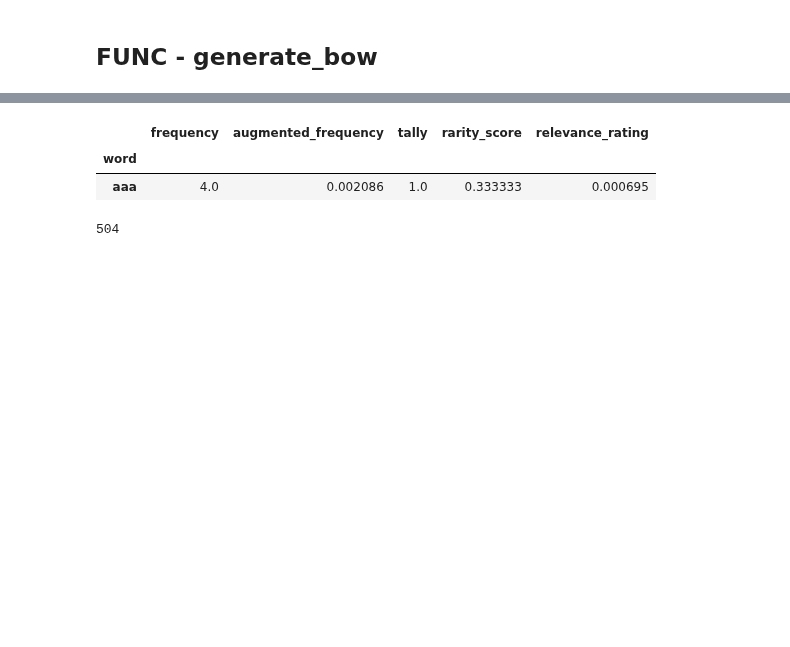
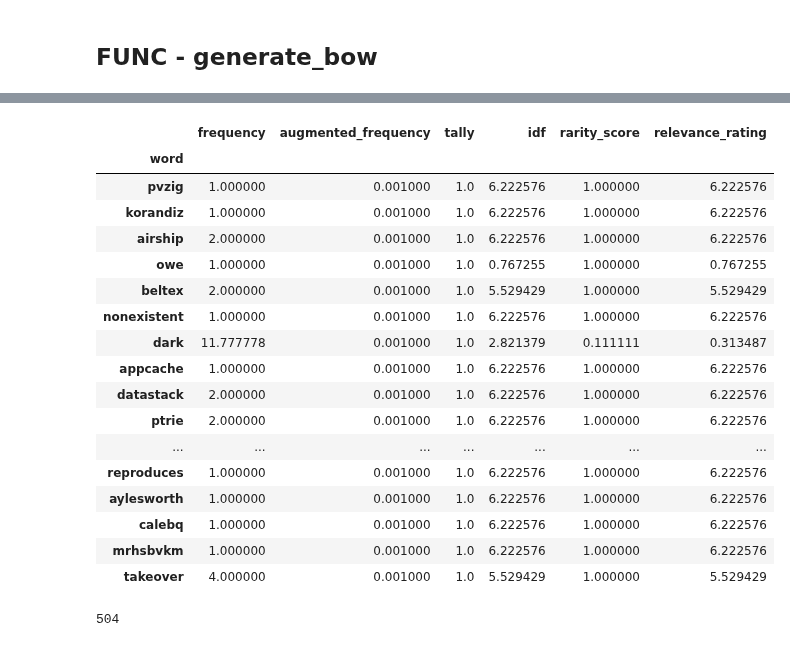
Before and after one commit to pellegrino-nlp/nlp_project, a Jupyter notebook: feature_engineering_test.ipynb, the cells around one changed output, grey strips where cells are left out. Drawn from its saved outputs; the diff is of its cells as text; code cells hidden in the pictures; blank space fills up the shorter version.

```diff
--- a/feature_engineering_test.ipynb
+++ b/feature_engineering_test.ipynb
@@ -404,0 +408,4 @@ relevance_matrix = common_bow.join(rs_df,how="right")
+# %%
+relevance_matrix = all_bow.join(rs_df,how="right")
+relevance_matrix = relevance_matrix.groupby(relevance_matrix.index).mean() #to take care of duplicates
+relevance_matrix.head()
@@ -405,7 +420,5 @@ relevance_matrix = common_bow.join(rs_df,how="right")
 # %%
-relevance_matrix = relevance_matrix.groupby(relevance_matrix.index).mean()
+relevance_matrix["relevance_rating"] = relevance_matrix.rarity_score * relevance_matrix.idf
-# %%
-relevance_matrix["relevance_rating"] = relevance_matrix.augmented_frequency * relevance_matrix.rarity_score
 # %%
 relevance_matrix.relevance_rating[relevance_matrix.index=="object"]
 # %% [output]
@@ -414,9 +427,3 @@ object    0.003758
 Name: relevance_rating, dtype: float64
 # %%
-relevance_matrix.loc[relevance_matrix.augmented_frequency<.002,"relevance_rating"] = 0
+# relevance_matrix.loc[relevance_matrix.augmented_frequency<.01,"relevance_rating"] = 0
-# %%
-relevance_matrix.head(1)
-# %% [output]
-|  | frequency | augmented_frequency | tally | rarity_score | relevance_rating |
-| word |  |  |  |  |  |
-| aaa | 4.0 | 0.002086 | 1.0 | 0.333333 | 0.000695 |
@@ -423,3 +434,24 @@ relevance_matrix.head(1)
+# %%
+relevance_matrix.sample(20)
+# %% [output]
+|  | frequency | augmented_frequency | tally | idf | rarity_score | relevance_rating |
+| word |  |  |  |  |  |  |
+| pvzig | 1.000000 | 0.001000 | 1.0 | 6.222576 | 1.000000 | 6.222576 |
+| korandiz | 1.000000 | 0.001000 | 1.0 | 6.222576 | 1.000000 | 6.222576 |
+| airship | 2.000000 | 0.001000 | 1.0 | 6.222576 | 1.000000 | 6.222576 |
+| owe | 1.000000 | 0.001000 | 1.0 | 0.767255 | 1.000000 | 0.767255 |
+| beltex | 2.000000 | 0.001000 | 1.0 | 5.529429 | 1.000000 | 5.529429 |
+| nonexistent | 1.000000 | 0.001000 | 1.0 | 6.222576 | 1.000000 | 6.222576 |
+| dark | 11.777778 | 0.001000 | 1.0 | 2.821379 | 0.111111 | 0.313487 |
+| appcache | 1.000000 | 0.001000 | 1.0 | 6.222576 | 1.000000 | 6.222576 |
+| datastack | 2.000000 | 0.001000 | 1.0 | 6.222576 | 1.000000 | 6.222576 |
+| ptrie | 2.000000 | 0.001000 | 1.0 | 6.222576 | 1.000000 | 6.222576 |
+| ... | ... | ... | ... | ... | ... | ... |
+| reproduces | 1.000000 | 0.001000 | 1.0 | 6.222576 | 1.000000 | 6.222576 |
+| aylesworth | 1.000000 | 0.001000 | 1.0 | 6.222576 | 1.000000 | 6.222576 |
+| calebq | 1.000000 | 0.001000 | 1.0 | 6.222576 | 1.000000 | 6.222576 |
+| mrhsbvkm | 1.000000 | 0.001000 | 1.0 | 6.222576 | 1.000000 | 6.222576 |
+| takeover | 4.000000 | 0.001000 | 1.0 | 5.529429 | 1.000000 | 5.529429 |
 # %%
 rr = relevance_matrix.relevance_rating
 # %%
```
Also changed, not shown: parts of 50 cells of this notebook, 7 other files.
